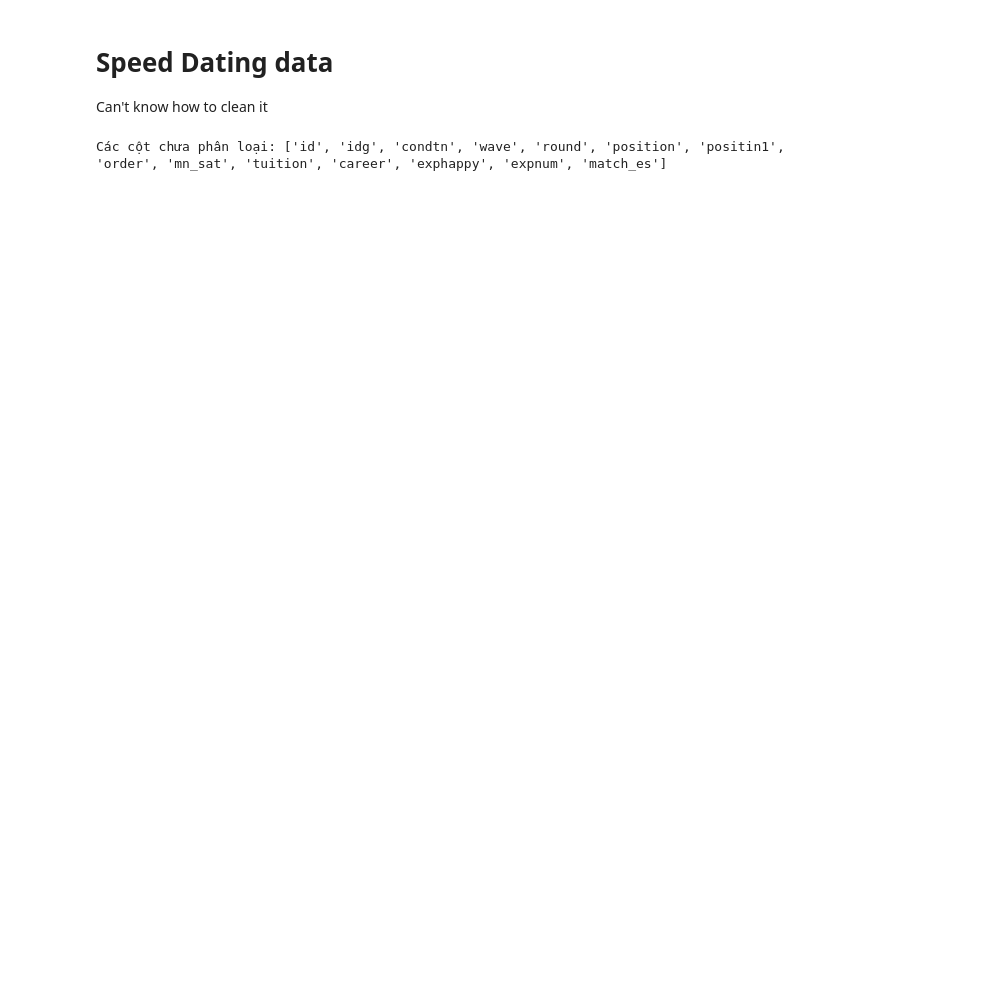
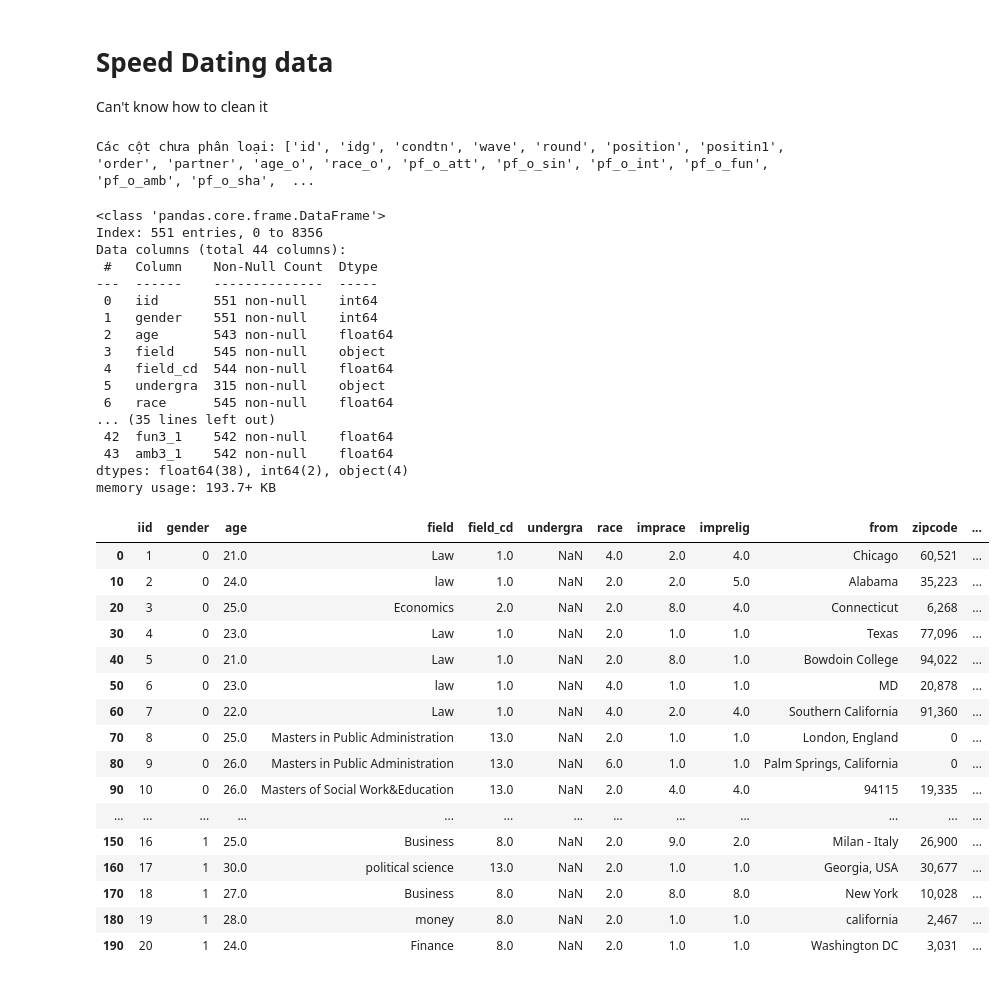
Before and after one commit to PhamHoa2006/Rcm_dt_prj, a Jupyter notebook: Clean.ipynb, the cells around one changed output. Saved outputs shown, nothing was run; the diff lists cells and outputs as text; code cells hidden in the pictures; blank space fills up the shorter version.

```diff
--- a/Clean.ipynb
+++ b/Clean.ipynb
@@ -15,4 +18,4 @@ pd.set_option('display.max_columns', None)
 # %%
 # Load data
-data = pd.read_csv('Speed_Dating_Data.csv', sep=',', encoding='latin-1')
-data.head(10)
+data = pd.read_csv('Speed_Dating_Data.csv', sep=',', encoding='ISO-8859-1')
+data.head(20)
@@ -36,5 +41,8 @@ personal_cols = [
     # 'exphappy', # Kỳ vọng mức độ hạnh phúc (1-10)
     # 'expnum',   # Dự đoán số người sẽ thích mình (trong 20 người)
     # 'match_es', # Dự đoán số lượng match sẽ có
+    'attr1_1', 'sinc1_1', 'intel1_1', 'fun1_1', 'amb1_1', 'shar1_1', # Tìm kiếm ở đối phương
+
+    'attr3_1', 'sinc3_1', 'intel3_1', 'fun3_1', 'amb3_1',                   # Tự đánh giá mình
 ]
 # %%
@@ -92,11 +59,10 @@ data[results_cols][data[results_cols]['numdat_3'].notnull()].head(20)
 # %%
 # Tập hợp tất cả các cột đã phân loại
-classified_cols = set(personal_cols + time1_cols +
-                      mid_event_cols + time2_cols + time3_cols + interaction_cols + results_cols)
+classified_cols = set(personal_cols + interaction_cols)
 
 # Các cột còn lại chưa được đưa vào bảng nào
 remaining_cols = [col for col in data.columns if col not in classified_cols]
 
 print(f"Các cột chưa phân loại: {remaining_cols}")
 # %% [output]
-Các cột chưa phân loại: ['id', 'idg', 'condtn', 'wave', 'round', 'position', 'positin1', 'order', 'mn_sat', 'tuition', 'career', 'exphappy', 'expnum', 'match_es']
+Các cột chưa phân loại: ['id', 'idg', 'condtn', 'wave', 'round', 'position', 'positin1', 'order', 'partner', 'age_o', 'race_o', 'pf_o_att', 'pf_o_sin', 'pf_o_int', 'pf_o_fun', 'pf_o_amb', 'pf_o_sha',  ...
@@ -106,2 +69,43 @@ print(f"Dropped columns: {data.columns.difference(data_numeric.columns).tolist()
 # %%
-data['income'] = pd.to_numeric(data['income'].str.replace(',', ''), errors='coerce')
+df = data.drop(columns=[col for col in data.columns if col not in classified_cols]).copy()
+df = df.drop(df.index[df['pid'].isnull()])  # Loại bỏ các hàng có pid bị thiếu
+df['income'] = pd.to_numeric(df['income'].str.replace(',', ''), errors='coerce')
+# %%
+df_users = df[personal_cols].drop_duplicates(subset='iid').copy()
+df_users.info()
+df_users.head(20)
+# %% [output]
+<class 'pandas.core.frame.DataFrame'>
+Index: 551 entries, 0 to 8356
+Data columns (total 44 columns):
+ #   Column    Non-Null Count  Dtype
+---  ------    --------------  -----
+ 0   iid       551 non-null    int64
+ 1   gender    551 non-null    int64
+ 2   age       543 non-null    float64
+ 3   field     545 non-null    object
+ 4   field_cd  544 non-null    float64
+ 5   undergra  315 non-null    object
+ 6   race      545 non-null    float64
+... (35 lines left out)
+ 42  fun3_1    542 non-null    float64
+ 43  amb3_1    542 non-null    float64
+dtypes: float64(38), int64(2), object(4)
+memory usage: 193.7+ KB
+|  | iid | gender | age | field | field_cd | undergra | race | imprace | imprelig | from | zipcode | ... |
+| 0 | 1 | 0 | 21.0 | Law | 1.0 | NaN | 4.0 | 2.0 | 4.0 | Chicago | 60,521 | ... |
+| 10 | 2 | 0 | 24.0 | law | 1.0 | NaN | 2.0 | 2.0 | 5.0 | Alabama | 35,223 | ... |
+| 20 | 3 | 0 | 25.0 | Economics | 2.0 | NaN | 2.0 | 8.0 | 4.0 | Connecticut | 6,268 | ... |
+| 30 | 4 | 0 | 23.0 | Law | 1.0 | NaN | 2.0 | 1.0 | 1.0 | Texas | 77,096 | ... |
+| 40 | 5 | 0 | 21.0 | Law | 1.0 | NaN | 2.0 | 8.0 | 1.0 | Bowdoin College | 94,022 | ... |
+| 50 | 6 | 0 | 23.0 | law | 1.0 | NaN | 4.0 | 1.0 | 1.0 | MD | 20,878 | ... |
+| 60 | 7 | 0 | 22.0 | Law | 1.0 | NaN | 4.0 | 2.0 | 4.0 | Southern California | 91,360 | ... |
+| 70 | 8 | 0 | 25.0 | Masters in Public Administration | 13.0 | NaN | 2.0 | 1.0 | 1.0 | London, England | 0 | ... |
+| 80 | 9 | 0 | 26.0 | Masters in Public Administration | 13.0 | NaN | 6.0 | 1.0 | 1.0 | Palm Springs, California | 0 | ... |
+| 90 | 10 | 0 | 26.0 | Masters of Social Work&Education | 13.0 | NaN | 2.0 | 4.0 | 4.0 | 94115 | 19,335 | ... |
+| ... | ... | ... | ... | ... | ... | ... | ... | ... | ... | ... | ... | ... |
+| 150 | 16 | 1 | 25.0 | Business | 8.0 | NaN | 2.0 | 9.0 | 2.0 | Milan - Italy | 26,900 | ... |
+| 160 | 17 | 1 | 30.0 | political science | 13.0 | NaN | 2.0 | 1.0 | 1.0 | Georgia, USA | 30,677 | ... |
+| 170 | 18 | 1 | 27.0 | Business | 8.0 | NaN | 2.0 | 8.0 | 8.0 | New York | 10,028 | ... |
+| 180 | 19 | 1 | 28.0 | money | 8.0 | NaN | 2.0 | 1.0 | 1.0 | california | 2,467 | ... |
+| 190 | 20 | 1 | 24.0 | Finance | 8.0 | NaN | 2.0 | 1.0 | 1.0 | Washington DC | 3,031 | ... |
```
Also changed, not shown: parts of 13 cells of this notebook, 2 other files.
